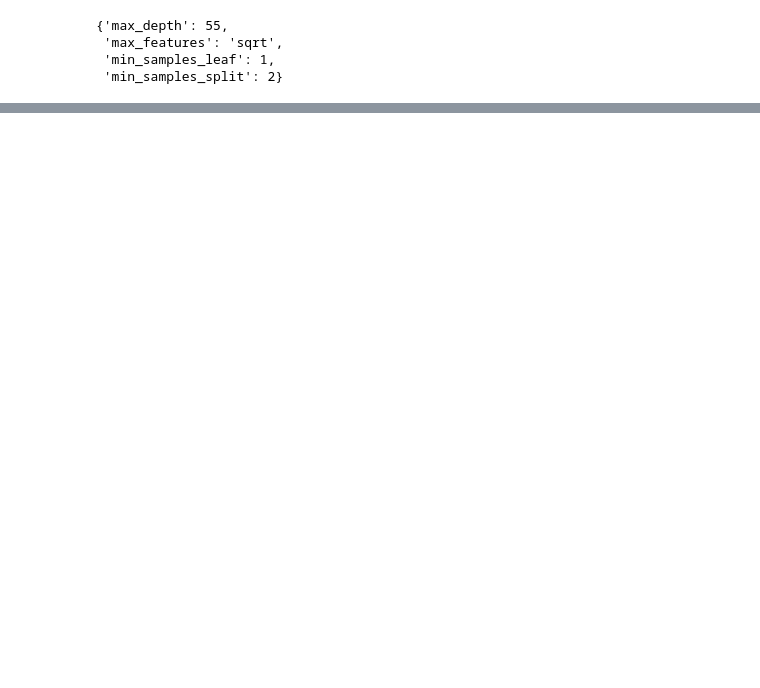
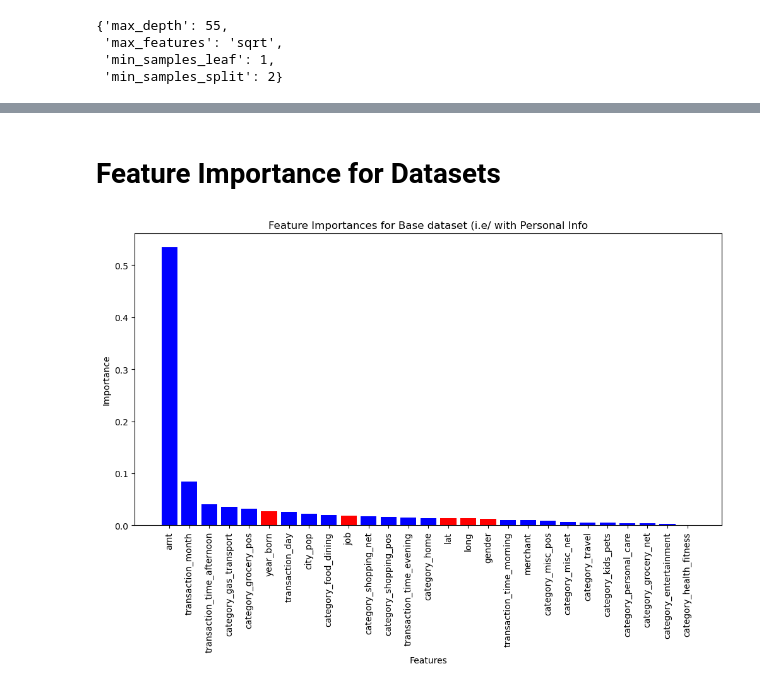
Before and after one commit to JasonL2130/CS334_FinalProject, a Jupyter notebook: new_model_creation.ipynb, the cells around one changed output, grey strips where cells are left out. Saved outputs shown, nothing was run; the diff lists cells and outputs as text; code cells hidden in the pictures; blank space fills up the shorter version.

```diff
--- a/new_model_creation.ipynb
+++ b/new_model_creation.ipynb
@@ -182,0 +240,20 @@ optimal_params
+# %% [markdown]
+# Feature Importance for Datasets
+# %%
+# Finding the important features from base dataset
+base_model_imp = DT_base.feature_importances_
+
+# Plotting the feature importance for base model
+feature_names = X_train_pi.columns
+indices = np.argsort(base_model_imp)[::-1]
+highlight_features = ['year_born', 'job', 'lat', 'long', 'gender']
+colors = ['b' if feature_names[i] not in highlight_features else 'r' for i in indices]
+plt.figure(figsize=(12, 6))
+plt.title("Feature Importances for Base dataset (i.e/ with Personal Info")
+plt.bar(range(len(base_model_imp)), base_model_imp[indices], color=colors, align="center")
+plt.xticks(range(len(base_model_imp)), feature_names[indices], rotation=90)
+plt.xlabel('Features')
+plt.ylabel('Importance')
+plt.show()
+# %% [output]
+[figure, added]
```
Also changed, not shown: parts of 22 cells of this notebook, 2 other files.
